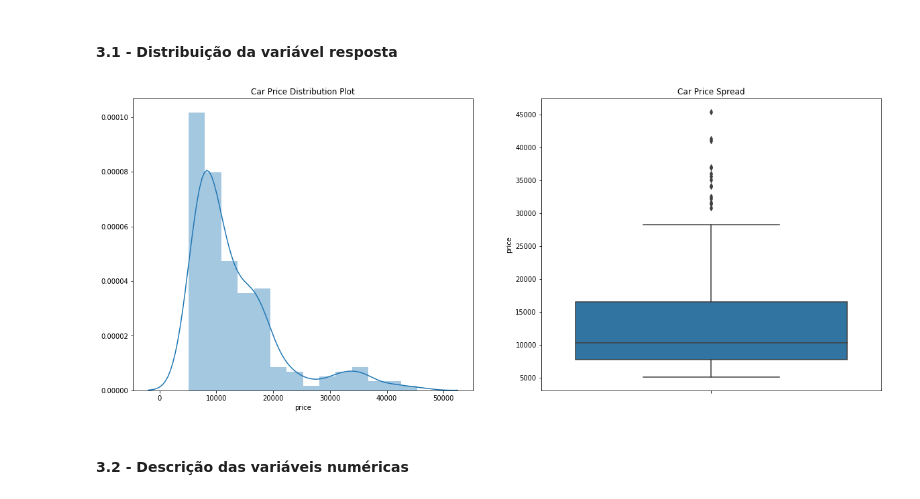
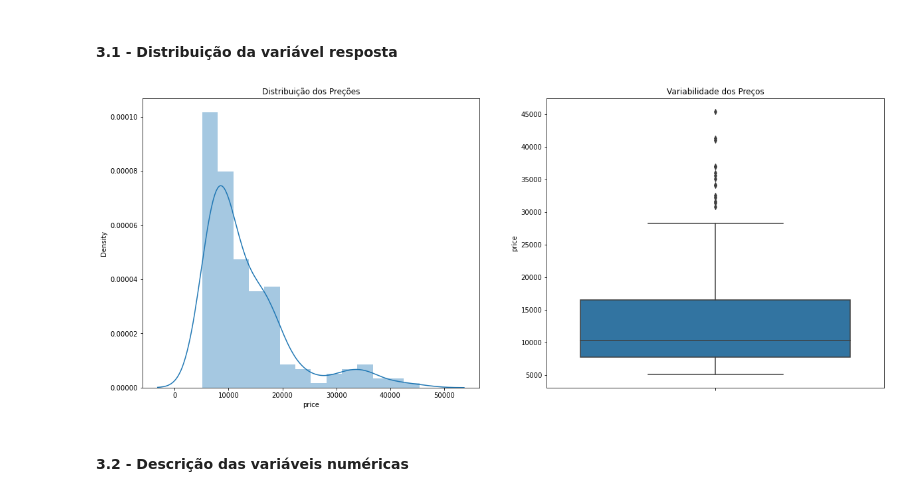
Before and after one commit to carollzambelli/topicos-ml, a Jupyter notebook: Regressao/regressao.ipynb, the cells around one changed output. Cells and saved outputs as stored; diff of their text form; code cells hidden in the pictures.

```diff
--- a/Regressao/regressao.ipynb
+++ b/Regressao/regressao.ipynb
@@ -162,17 +158,17 @@ categ_vars = ['Symboling', 'carCompany', 'fueltype', 'aspiration', 'doornumber',
 # %%
 plt.figure(figsize=(20,8))
 
 plt.subplot(1,2,1)
-plt.title('Car Price Distribution Plot')
+plt.title('Distribuição dos Preções')
 sns.distplot(df.price)
 
 plt.subplot(1,2,2)
-plt.title('Car Price Spread')
+plt.title('Variabilidade dos Preços')
 sns.boxplot(y=df.price)
 
 plt.show()
 # %% [output]
-[figure, old version]
+[figure, new version]
 # %% [markdown]
 #### 3.2 - Descrição das variáveis numéricas
 # %%
```
Also changed, not shown: parts of 38 cells of this notebook, 1 other file.
